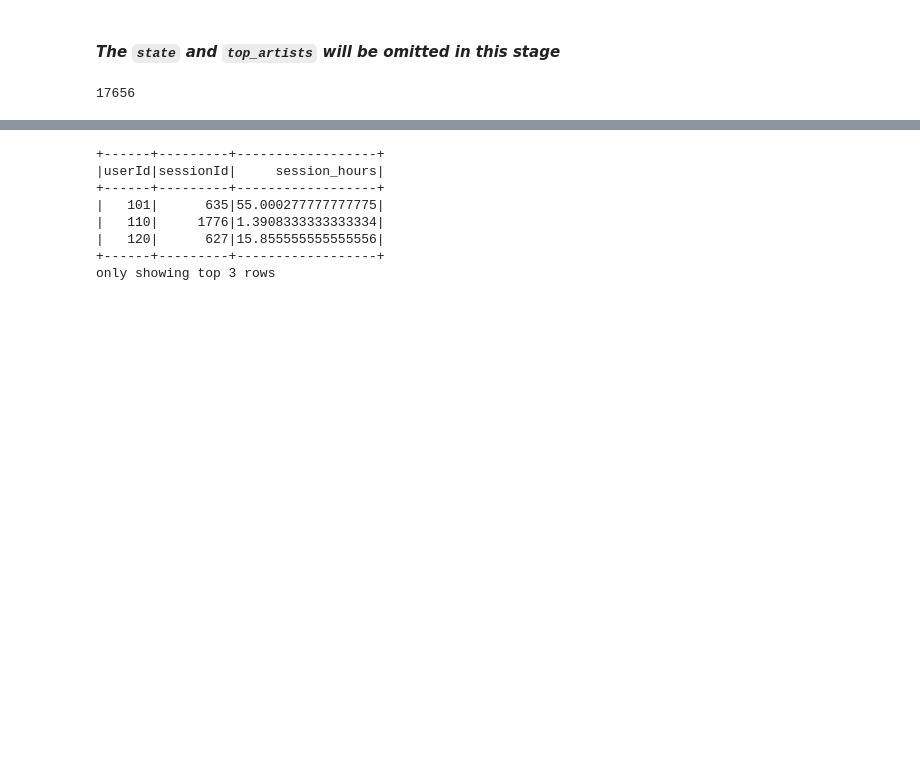
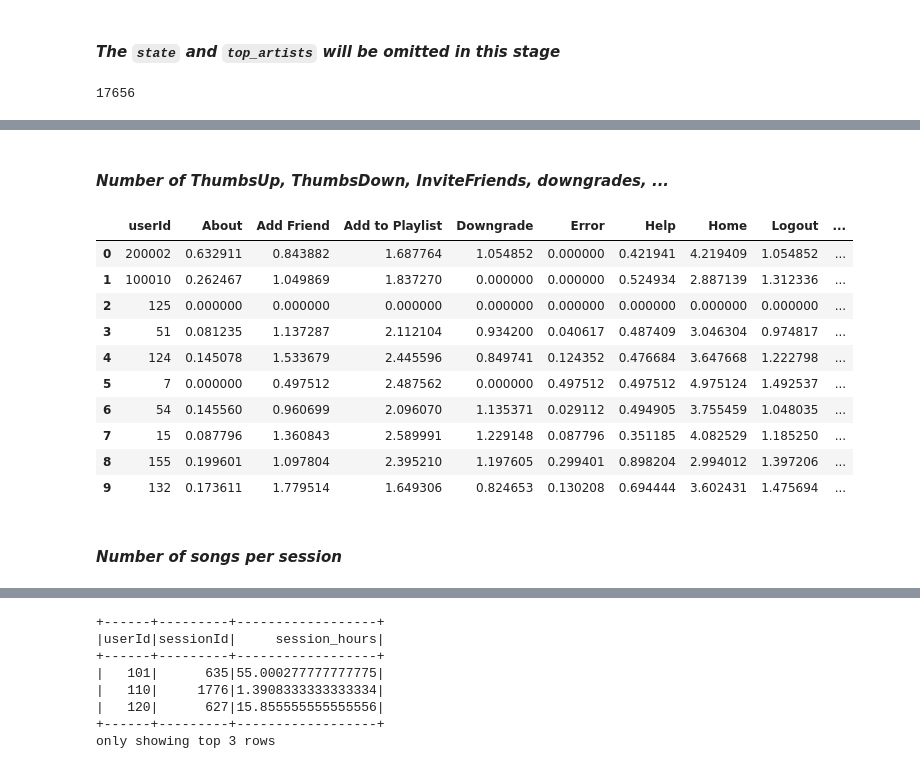
Before and after one commit to drnesr/Sparkify, a Jupyter notebook: Sparkify.ipynb, the cells around one changed output, grey strips where cells are left out. Saved outputs shown, nothing was run; the diff lists cells and outputs as text; code cells hidden in the pictures; blank space fills up the shorter version.

```diff
--- a/Sparkify.ipynb
+++ b/Sparkify.ipynb
@@ -671,0 +659,58 @@ only showing top 5 rows
+# %% [markdown]
+#### *Number of ThumbsUp, ThumbsDown, InviteFriends, downgrades, ...*
+# %%
+# To get the Number of ThumbsUp, ThumbsDown, InviteFriends, downgrades, ...
+# I think it is better to get all actions except Chorn actions (Cancel, cancelation confirmation)
+# The to normalize them as percent to sum all to 100.
+
+# The distribution of pages per user (FILLING NAN with 0)
+user_page_distribution = df.groupby('userId').pivot('page').count().na.fill(0) #.toPandas().head(30)
+
+# Drop Cancel	Cancellation Confirmation columns
+user_page_distribution = user_page_distribution.drop(*['Cancel','Cancellation Confirmation'])
+
+# Normalizing each row to sum to 1
+
+# SOURCES
+# https://stackoverflow.com/questions/47641076/spark-normalize-each-row-of-a-dataframe
+# https://stackoverflow.com/questions/31955309/add-column-sum-as-new-column-in-pyspark-dataframe
+
+# the columns to be summed
+pages_cols = user_page_distribution.columns[1:]
+
+# Add a total column
+new_df = user_page_distribution.withColumn('total', sum(user_page_distribution[col] for col in pages_cols))
+
+# Apply normalization per column
+for col in pages_cols:
+    new_df = new_df.withColumn(f'norm_{col}', new_df[col] / new_df['total'] * 100.)
+
+# Remove the total column
+new_df = new_df.drop('total')
+
+# Remove the original columns
+new_df = new_df.drop(*pages_cols)
+
+# Rename the normalized columns back
+oldColumns = new_df.columns
+newColumns = ['userId'] + pages_cols
+user_page_distribution = reduce(lambda new_df, idx: new_df.withColumnRenamed(oldColumns[idx], newColumns[idx]), range(len(oldColumns)), new_df)
+
+# Freeup memory
+new_df=None
+
+user_page_distribution.toPandas().head(10)
+# %% [output]
+|  | userId | About | Add Friend | Add to Playlist | Downgrade | Error | Help | Home | Logout | ... |
+| 0 | 200002 | 0.632911 | 0.843882 | 1.687764 | 1.054852 | 0.000000 | 0.421941 | 4.219409 | 1.054852 | ... |
+| 1 | 100010 | 0.262467 | 1.049869 | 1.837270 | 0.000000 | 0.000000 | 0.524934 | 2.887139 | 1.312336 | ... |
+| 2 | 125 | 0.000000 | 0.000000 | 0.000000 | 0.000000 | 0.000000 | 0.000000 | 0.000000 | 0.000000 | ... |
+| 3 | 51 | 0.081235 | 1.137287 | 2.112104 | 0.934200 | 0.040617 | 0.487409 | 3.046304 | 0.974817 | ... |
+| 4 | 124 | 0.145078 | 1.533679 | 2.445596 | 0.849741 | 0.124352 | 0.476684 | 3.647668 | 1.222798 | ... |
+| 5 | 7 | 0.000000 | 0.497512 | 2.487562 | 0.000000 | 0.497512 | 0.497512 | 4.975124 | 1.492537 | ... |
+| 6 | 54 | 0.145560 | 0.960699 | 2.096070 | 1.135371 | 0.029112 | 0.494905 | 3.755459 | 1.048035 | ... |
+| 7 | 15 | 0.087796 | 1.360843 | 2.589991 | 1.229148 | 0.087796 | 0.351185 | 4.082529 | 1.185250 | ... |
+| 8 | 155 | 0.199601 | 1.097804 | 2.395210 | 1.197605 | 0.299401 | 0.898204 | 2.994012 | 1.397206 | ... |
+| 9 | 132 | 0.173611 | 1.779514 | 1.649306 | 0.824653 | 0.130208 | 0.694444 | 3.602431 | 1.475694 | ... |
+# %% [markdown]
+#### *Number of songs per session*
```
Also changed, not shown: parts of 28 cells of this notebook.
